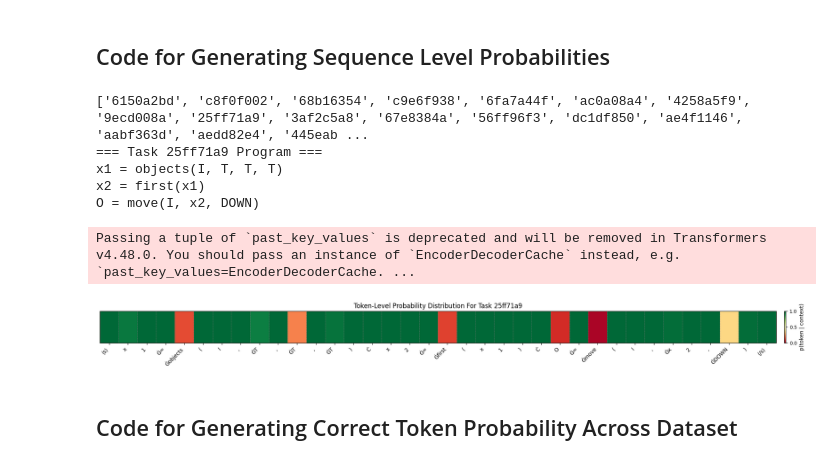
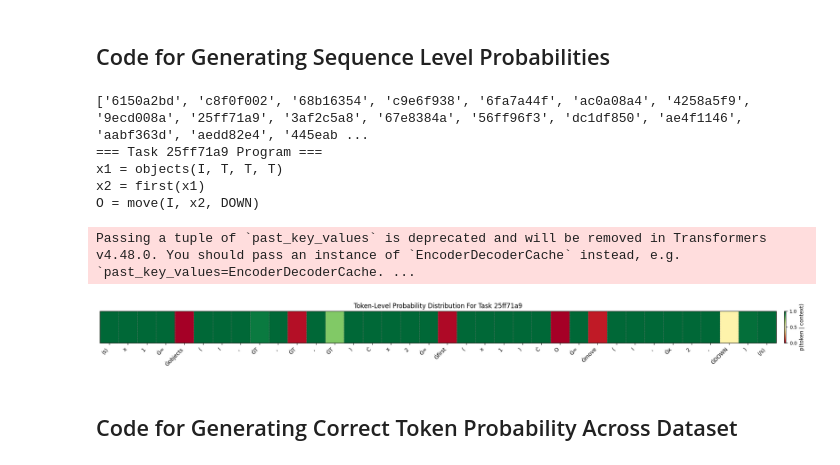
Before and after one commit to MGWSimpson/AlphaARC, a Jupyter notebook: analysis/identifying_breakpoints.ipynb, the cells around one changed output. Drawn from its saved outputs; the diff is of its cells as text; code cells hidden in the pictures.

Commit message:
Added more figures and also mor enotebooks

```diff
--- a/analysis/identifying_breakpoints.ipynb
+++ b/analysis/identifying_breakpoints.ipynb
@@ -28,5 +28,6 @@ with open('../data/split_keys.json') as fp:
     json_object = json.load(fp)
 
 validation_tasks = json_object['val']
+validation_tasks
 
-validation_tasks
+model_path = '../finetune-checkpoint/dev-checkpoint'
@@ -102,35 +85,35 @@ def output_correct_token_probs(task_id, tokens, p_token):
     ax.tick_params(axis='x', which='minor', bottom=False)
 
     # Colorbar
     cbar = plt.colorbar(im, ax=ax, pad=0.01)
     cbar.set_label("p(token | context)", fontsize=10)
     cbar.ax.tick_params(labelsize=9)
 
     plt.title(f"Token-Level Probability Distribution For Task {task_id}")
     plt.tight_layout()
     plt.savefig('../figures/sequence-level-probs.png')
     plt.show()
 
 def generate_task_level_analysis(task_id, model_path='../finetune/2025-05-27_17-42-37/checkpoint-1100'):
     task = Task.from_json(f'../data/training/{task_id}.json')
     model = T5ForConditionalGeneration.from_pretrained(model_path)
     output_program_lines(task)
     tokens, p_token = compute_logits(task, model)
     output_correct_token_probs(task.task_key, tokens, p_token)
 
 
 print(validation_tasks)
 # change here the task and model you wish to use.
 task = validation_tasks[8]
-generate_task_level_analysis(task, model_path='../finetune/2025-06-16_01-31-36/checkpoint-80')
+generate_task_level_analysis(task, model_path=model_path)
 # %% [output]
 ['6150a2bd', 'c8f0f002', '68b16354', 'c9e6f938', '6fa7a44f', 'ac0a08a4', '4258a5f9', '9ecd008a', '25ff71a9', '3af2c5a8', '67e8384a', '56ff96f3', 'dc1df850', 'ae4f1146', 'aabf363d', 'aedd82e4', '445eab ...
 === Task 25ff71a9 Program ===
 x1 = objects(I, T, T, T)
 x2 = first(x1)
 O = move(I, x2, DOWN)
 Passing a tuple of `past_key_values` is deprecated and will be removed in Transformers v4.48.0. You should pass an instance of `EncoderDecoderCache` instead, e.g. `past_key_values=EncoderDecoderCache. ...
-[figure, old version]
+[figure, new version]
 # %% [markdown]
 ## Code for Generating Correct Token Probability Across Dataset
 # %%
```
Also changed, not shown: parts of 7 cells of this notebook, 18 other files.
